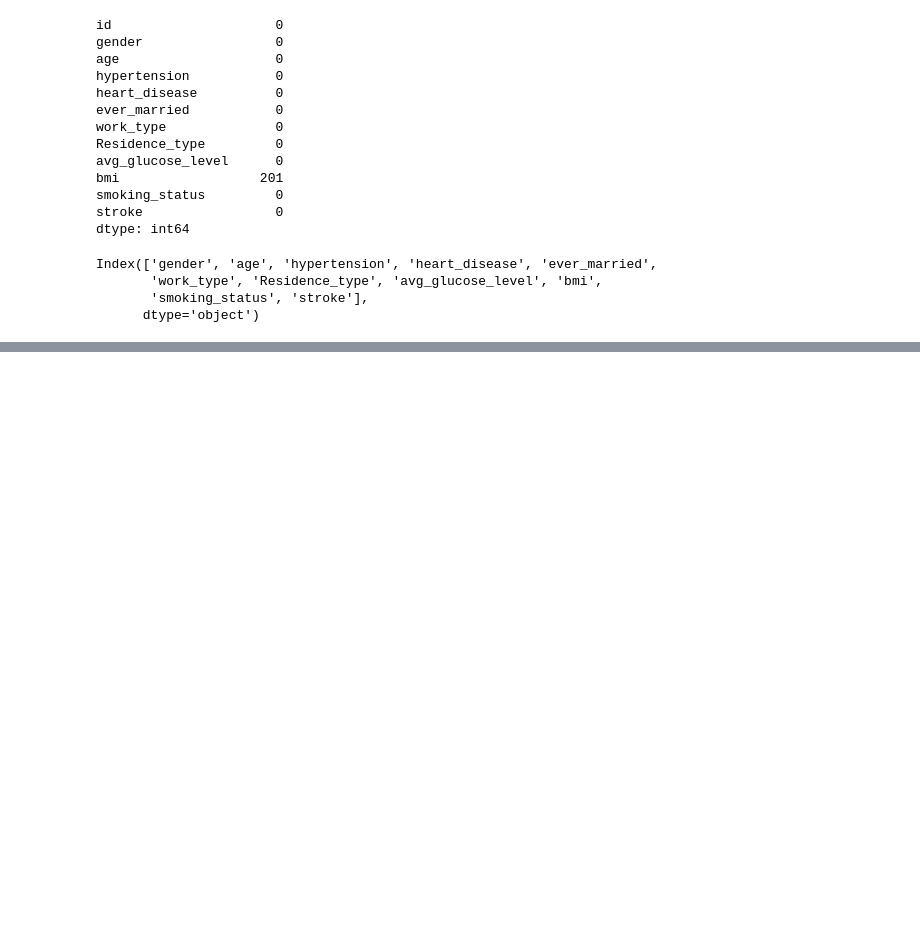
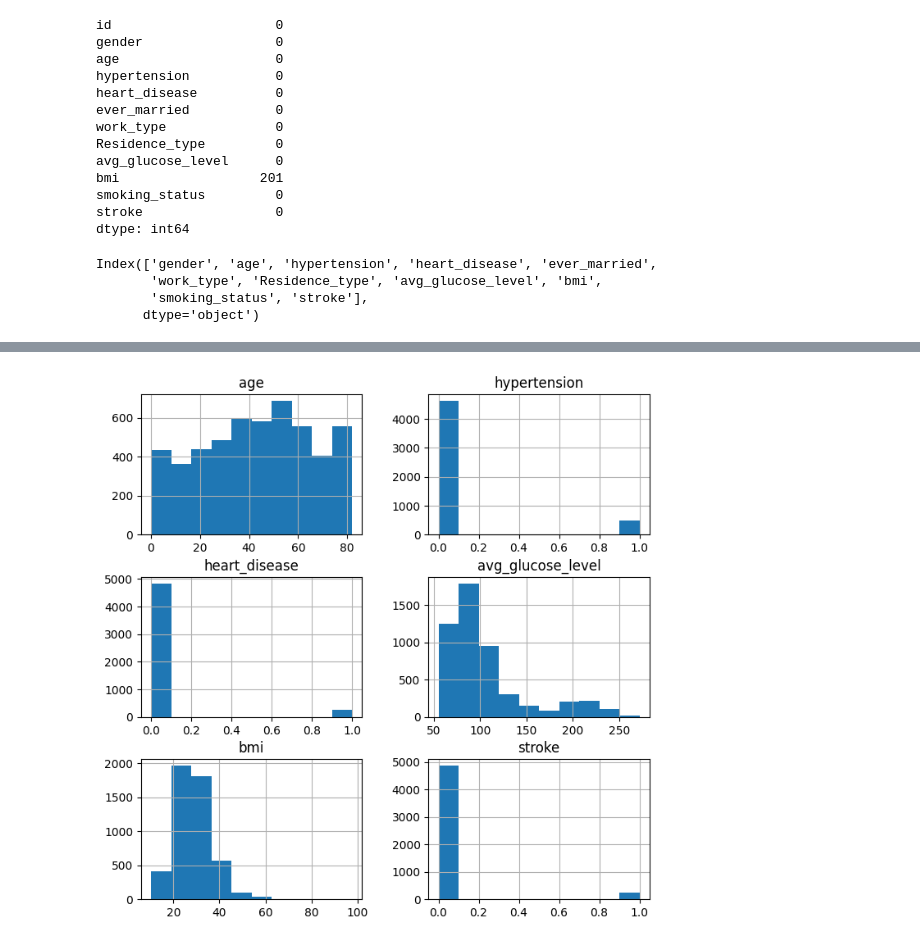
Before and after one commit to R0-0NE/Human_Stroke_Prediction, a Jupyter notebook: notebook/EDA.ipynb, the cells around one changed output, grey strips where cells are left out. Cells and saved outputs as stored; diff of their text form; code cells hidden in the pictures; blank space fills up the shorter version.

```diff
--- a/notebook/EDA.ipynb
+++ b/notebook/EDA.ipynb
@@ -126,0 +78,2 @@ df1.head()
+# %%
+num_columns= df.select_dtypes(include=['number']).columns
@@ -126,0 +134,5 @@ df1.head()
+# %%
+df[num_columns].hist(figsize=(8 ,8))
+plt.show()
+# %% [output]
+[figure, added]
```
Also changed, not shown: parts of 11 cells of this notebook, 1 other file.
